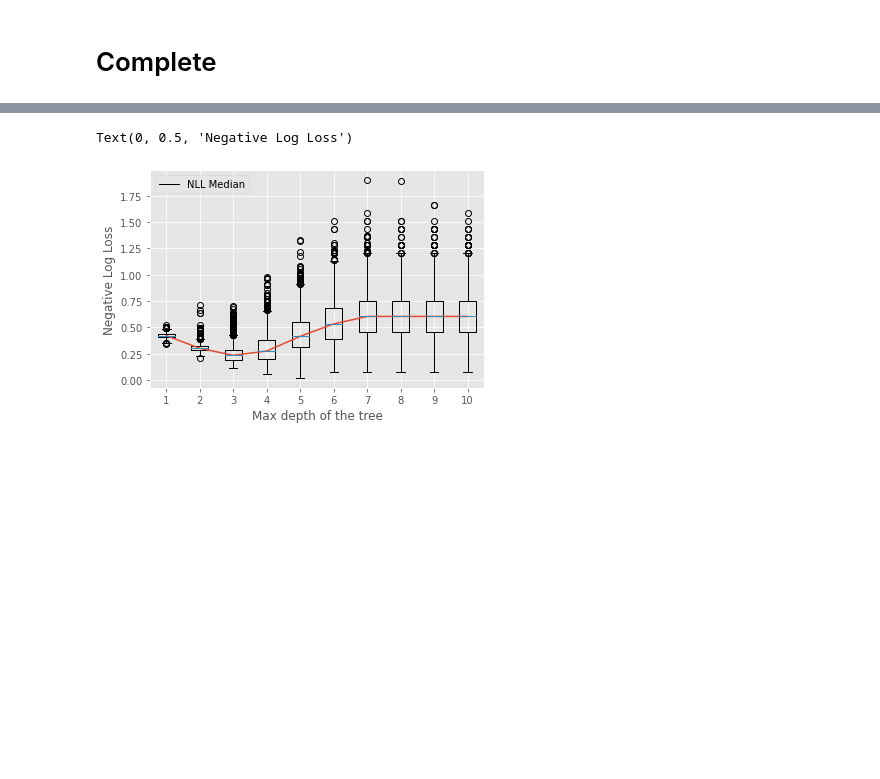
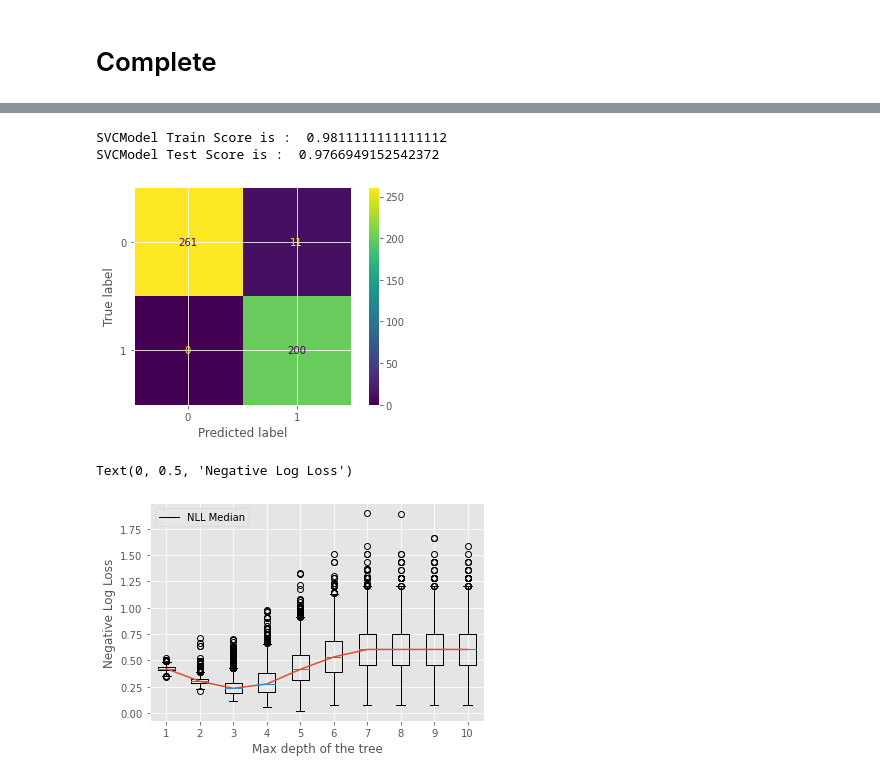
Before and after one commit to dylrachwal/MCE_Project, a Jupyter notebook: project_notebook.ipynb, the cells around one changed output, grey strips where cells are left out. Drawn from its saved outputs; the diff is of its cells as text; code cells hidden in the pictures; blank space fills up the shorter version.

Commit message:
Documentation + display mode for SVM

```diff
--- a/project_notebook.ipynb
+++ b/project_notebook.ipynb
@@ -78,3 +84,3 @@ array([[0.7680015 , 0.77197125, 0.17765094, 0.80294152],
 # %%
-Y_pred = predict_SVC(X_train, X_test, Y_train)
+model_svm, Y_pred_SVM = predict_SVC(X_train, X_test, Y_train)
 # %%
@@ -87,3 +108,11 @@ print(recalls)
+# %%
+print('SVCModel Train Score is : ' , model_svm.score(X_train, Y_train))
+print('SVCModel Test Score is : ' , model_svm.score(X_test, Y_test))
+display_confusion_matrix(model_svm,X_test,Y_test, Y_pred_SVM);
+# %% [output]
+SVCModel Train Score is :  0.9811111111111112
+SVCModel Test Score is :  0.9766949152542372
+[figure, added]
 # %%
 tab_log_tree = find_best_depths(X,Y,cvp=True)
 # %%
```
Also changed, not shown: parts of 14 cells of this notebook, 1 other file.
